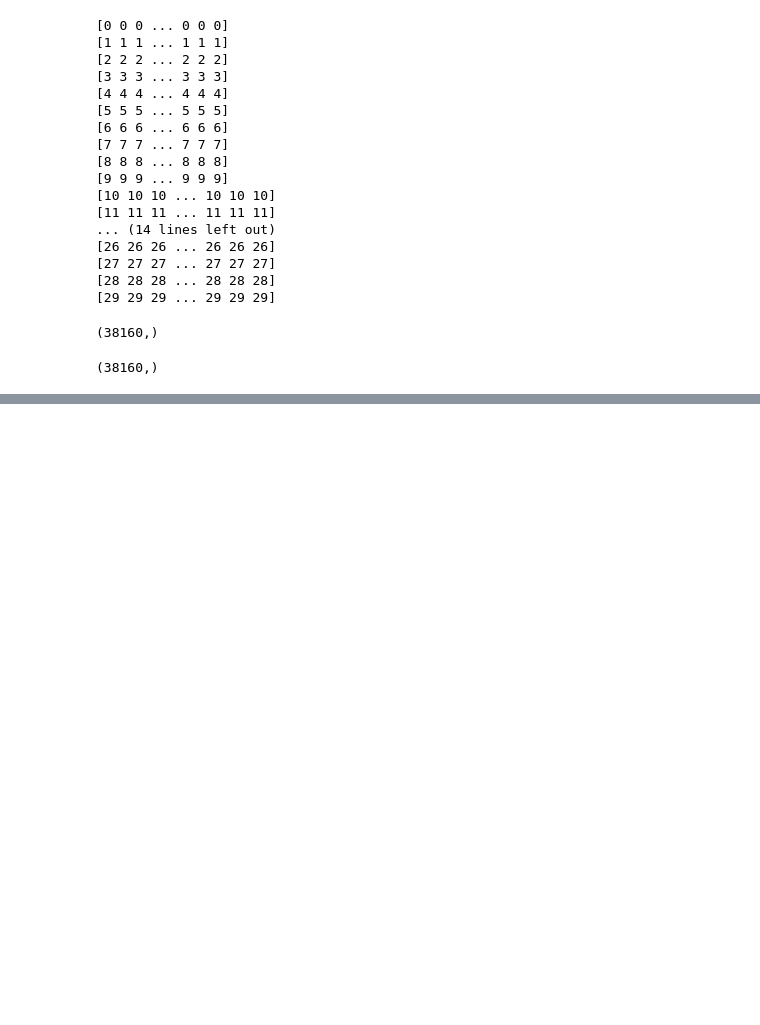
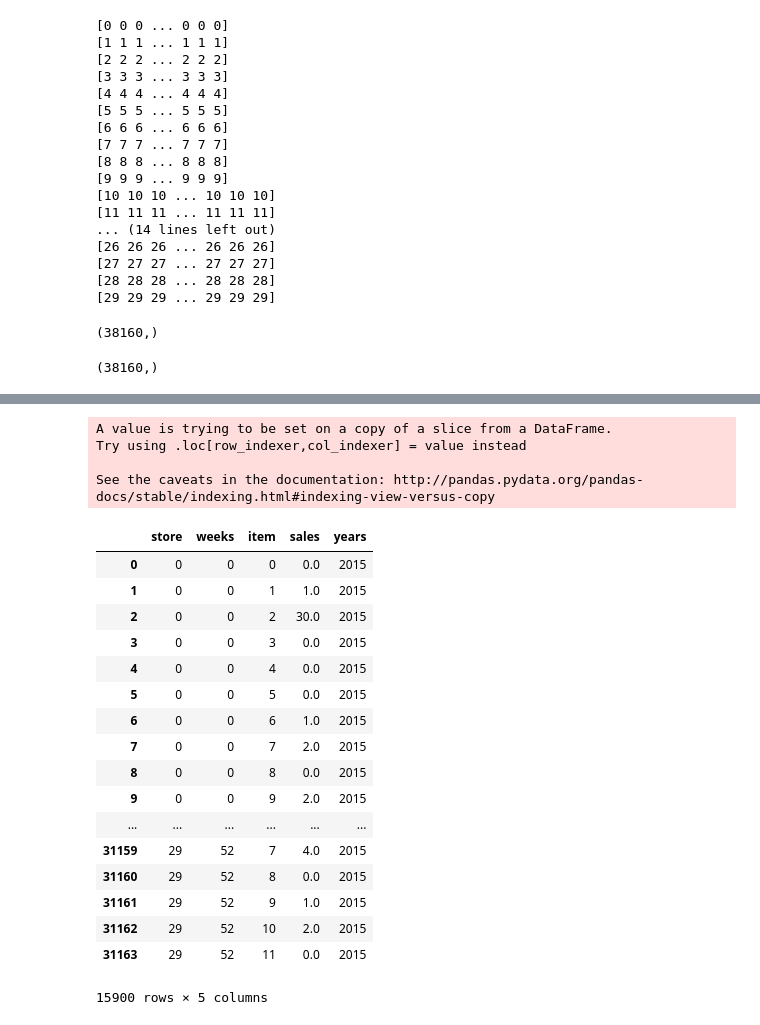
Before and after one commit to finyle/biyesheji, a Jupyter notebook: try.ipynb, the cells around one changed output, grey strips where cells are left out. Drawn from its saved outputs; the diff is of its cells as text; code cells hidden in the pictures; blank space fills up the shorter version.

```diff
--- a/try.ipynb
+++ b/try.ipynb
@@ -199,0 +310,35 @@ for i in list_store:
+# %%
+a0=a_part[lambda a_part: a_part['store'] == 0]
+a2=a_part[lambda a_part: a_part['store'] == 2]
+a3=a_part[lambda a_part: a_part['store'] == 3]
+a4=a_part[lambda a_part: a_part['store'] == 4]
+a5=a_part[lambda a_part: a_part['store'] == 5]
+a6=a_part[lambda a_part: a_part['store'] == 6]
+a7=a_part[lambda a_part: a_part['store'] == 7]
+a8=a_part[lambda a_part: a_part['store'] == 8]
+a9=a_part[lambda a_part: a_part['store'] == 9]
+a10=a_part[lambda a_part: a_part['store'] == 10]
+a11=a_part[lambda a_part: a_part['store'] == 11]
+a12=a_part[lambda a_part: a_part['store'] == 12]
+a14=a_part[lambda a_part: a_part['store'] == 14]
+a16=a_part[lambda a_part: a_part['store'] == 16]
+a17=a_part[lambda a_part: a_part['store'] == 17]
+a18=a_part[lambda a_part: a_part['store'] == 18]
+a19=a_part[lambda a_part: a_part['store'] == 19]
+a21=a_part[lambda a_part: a_part['store'] == 21]
+a22=a_part[lambda a_part: a_part['store'] == 22]
+a23=a_part[lambda a_part: a_part['store'] == 23]
+a24=a_part[lambda a_part: a_part['store'] == 24]
+a25=a_part[lambda a_part: a_part['store'] == 25]
+a27=a_part[lambda a_part: a_part['store'] == 27]
+a28=a_part[lambda a_part: a_part['store'] == 28]
+a29=a_part[lambda a_part: a_part['store'] == 29]
+a_p=pd.concat([a0,a2,a3,a4,a5,a6,a7,a8,a9,a10,a11,a12,a14,a16,a17,a18,a19,a21,a22,a23,a24,a25,a27,a28,a29])
+#a_p
+# %%
+a_pn = pd.DataFrame(a_p.groupby(['store','weeks','item']).sum()['sales']).unstack()
+a = a_pn.fillna(0)
+a_sales = a.stack()
+# %%
+a_salesn = a_sales.reset_index(drop=True)
+a_salesn
@@ -199,0 +364,4 @@ for i in list_store:
+# %%
+df_nf = df_n.reset_index(drop=True)
+df_nf['sales'] = a_salesn
+df_nf
@@ -199,0 +452,28 @@ for i in list_store:
+# %%
+df_year5t = df[lambda df: df['weeks'] < 53]
+df_year5t['years'] = 2015
+#df_year5 = df_year5t['years']
+#df_year5t
+# %% [output]
+A value is trying to be set on a copy of a slice from a DataFrame.
+Try using .loc[row_indexer,col_indexer] = value instead
+
+See the caveats in the documentation: http://pandas.pydata.org/pandas-docs/stable/indexing.html#indexing-view-versus-copy
+|  | store | weeks | item | sales | years |
+| 0 | 0 | 0 | 0 | 0.0 | 2015 |
+| 1 | 0 | 0 | 1 | 1.0 | 2015 |
+| 2 | 0 | 0 | 2 | 30.0 | 2015 |
+| 3 | 0 | 0 | 3 | 0.0 | 2015 |
+| 4 | 0 | 0 | 4 | 0.0 | 2015 |
+| 5 | 0 | 0 | 5 | 0.0 | 2015 |
+| 6 | 0 | 0 | 6 | 1.0 | 2015 |
+| 7 | 0 | 0 | 7 | 2.0 | 2015 |
+| 8 | 0 | 0 | 8 | 0.0 | 2015 |
+| 9 | 0 | 0 | 9 | 2.0 | 2015 |
+| ... | ... | ... | ... | ... | ... |
+| 31159 | 29 | 52 | 7 | 4.0 | 2015 |
+| 31160 | 29 | 52 | 8 | 0.0 | 2015 |
+| 31161 | 29 | 52 | 9 | 1.0 | 2015 |
+| 31162 | 29 | 52 | 10 | 2.0 | 2015 |
+| 31163 | 29 | 52 | 11 | 0.0 | 2015 |
+15900 rows × 5 columns
```
Also changed, not shown: parts of 26 cells of this notebook, 3 other files.
